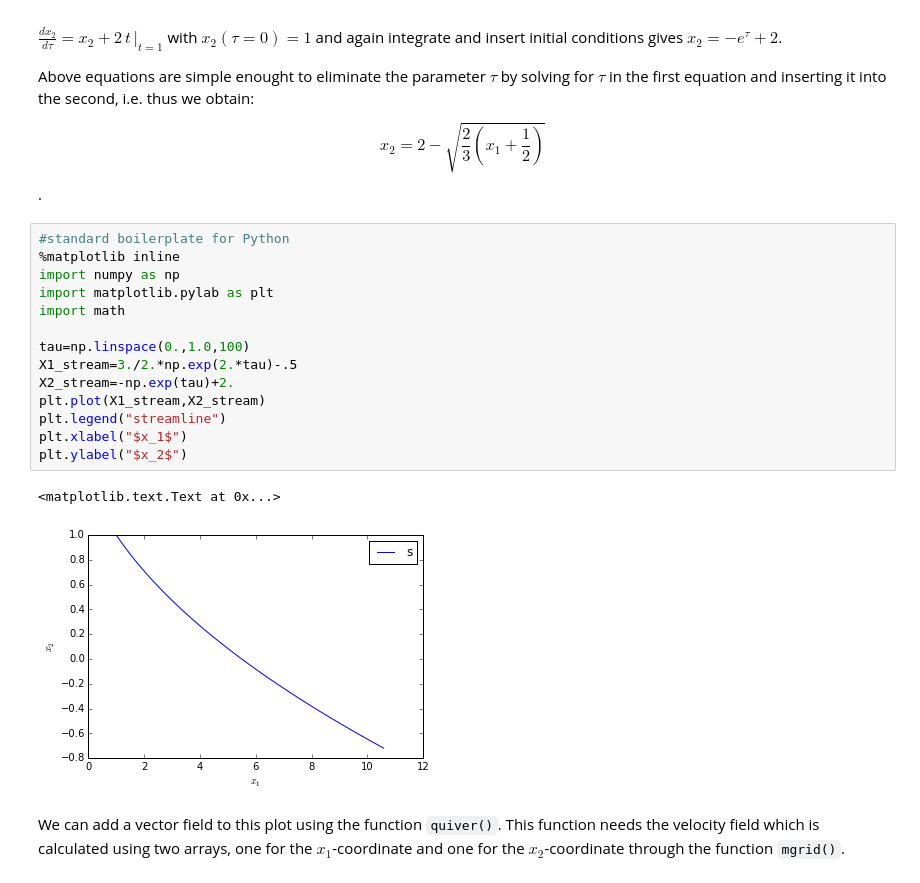
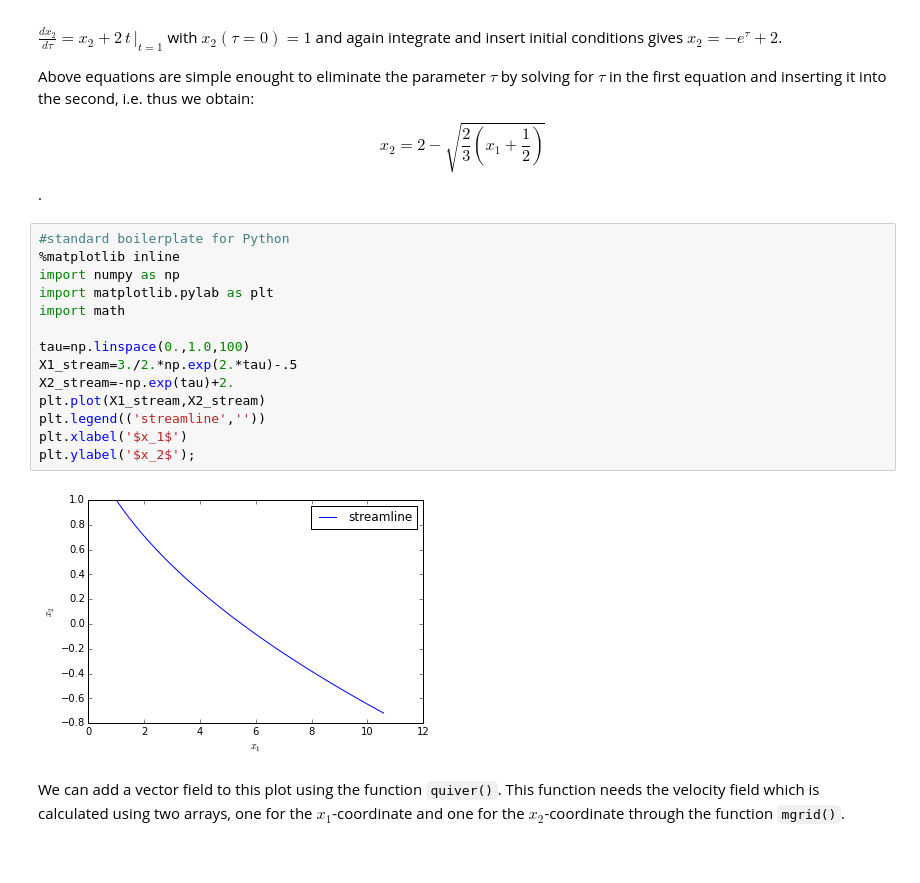
Before and after one commit to cdohl/ph3501, a Jupyter notebook: notebooks/02_Streamlines, Pathlines, Streaklines.ipynb, the cells around one changed output. Saved outputs shown, nothing was run; the diff lists cells and outputs as text.

```diff
--- a/notebooks/02_Streamlines, Pathlines, Streaklines.ipynb
+++ b/notebooks/02_Streamlines, Pathlines, Streaklines.ipynb
@@ -78,20 +78,19 @@ $$x_2=2-\sqrt{\frac{2}{3}\left(x_1+\frac{1}{2}\right)}$$.
 # %%
 #standard boilerplate for Python
 %matplotlib inline
 import numpy as np
 import matplotlib.pylab as plt
 import math
 
 tau=np.linspace(0.,1.0,100)
 X1_stream=3./2.*np.exp(2.*tau)-.5
 X2_stream=-np.exp(tau)+2.
 plt.plot(X1_stream,X2_stream)
-plt.legend("streamline")
-plt.xlabel("$x_1$")
-plt.ylabel("$x_2$")
+plt.legend(('streamline',''))
+plt.xlabel('$x_1$')
+plt.ylabel('$x_2$');
 # %% [output]
-<matplotlib.text.Text at 0x...>
-[figure, old version]
+[figure, new version]
 # %% [markdown]
 We can add a vector field to this plot using the function `quiver()`. This function needs the velocity field which is calculated using two arrays, one for the $x_1$-coordinate and one for the $x_2$-coordinate through the function `mgrid()`.
 # %%
```
Also changed, not shown: parts of 3 cells of this notebook.
